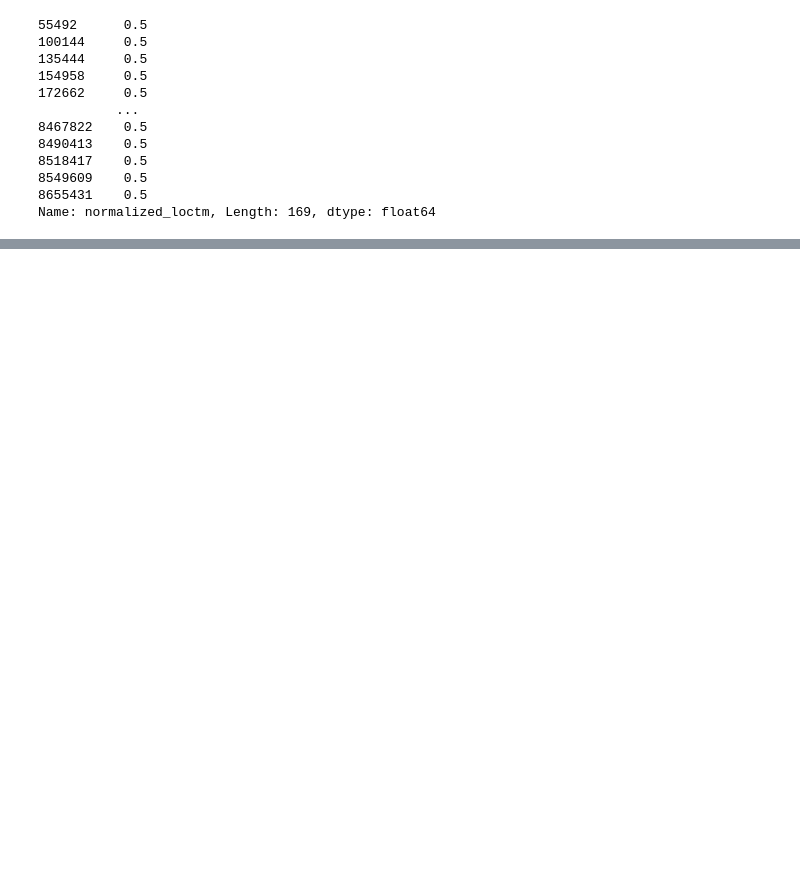
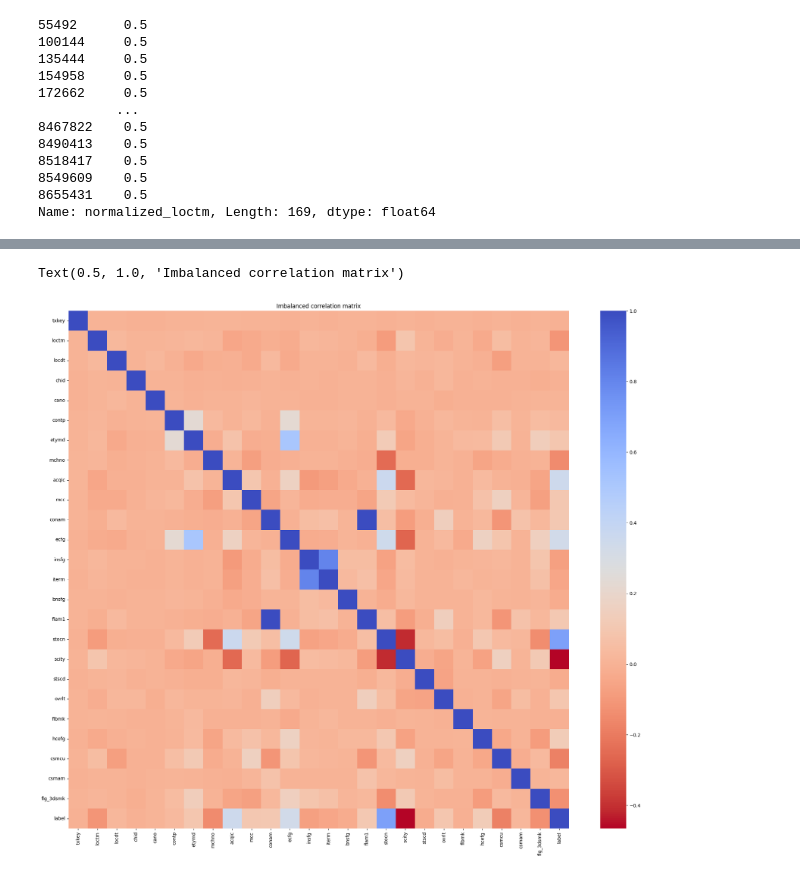
Before and after one commit to jackykang061233/ML, a Jupyter notebook: 信用卡冒用/baseline.ipynb, the cells around one changed output, grey strips where cells are left out. Saved outputs shown, nothing was run; the diff lists cells and outputs as text; code cells hidden in the pictures; blank space fills up the shorter version.

```diff
--- a/信用卡冒用/baseline.ipynb
+++ b/信用卡冒用/baseline.ipynb
@@ -56,0 +127,8 @@ df.drop(['locdt', 'normalized_loctm', 'loctm'], axis=1, inplace=True)
+# %%
+undersample_df = df.sample(frac=1)
+# %%
+fraud_undersample_df = undersample_df.loc[undersample_df['label']==1]
+non_fraud_undersample_df = undersample_df.loc[undersample_df['label']==0][:32029]
+
+new_undersample_df = pd.concat([fraud_undersample_df, non_fraud_undersample_df]).sample(frac=1, random_state=42)
+new_undersample_df.head()
@@ -56,0 +162,8 @@ df.drop(['locdt', 'normalized_loctm', 'loctm'], axis=1, inplace=True)
+# %%
+plt.figure(figsize=(24, 20))
+corr = new_undersample_df.corr(numeric_only=True)
+sns.heatmap(corr, cmap='coolwarm_r', annot_kws={'size':20})
+plt.title('Imbalanced correlation matrix')
+# %% [output]
+Text(0.5, 1.0, 'Imbalanced correlation matrix')
+[figure, added]
```
Also changed, not shown: parts of 37 cells of this notebook.
